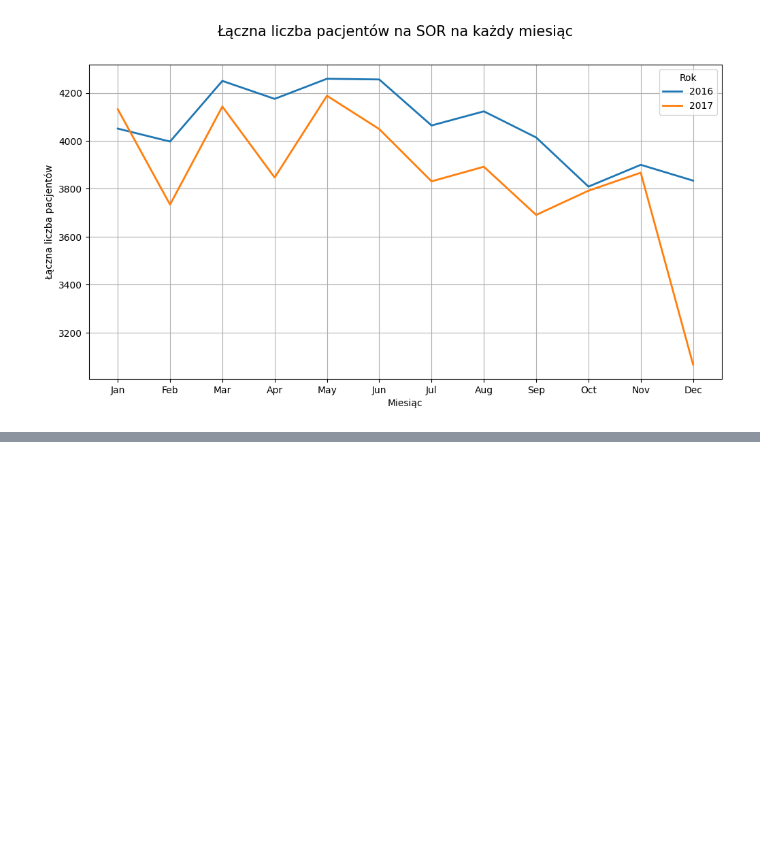
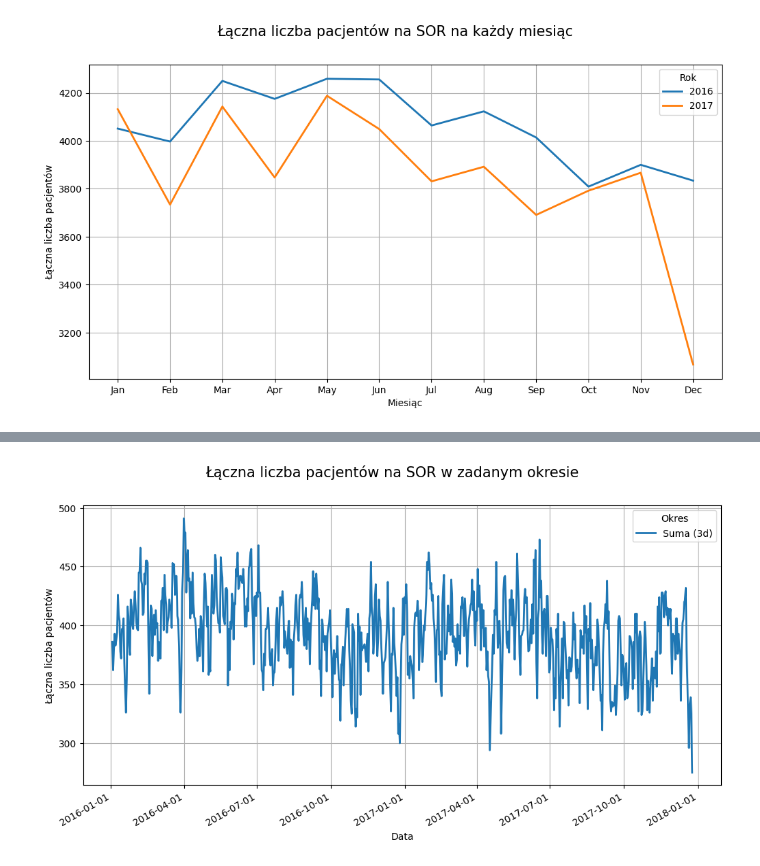
Before and after one commit to Nekq1601/Jupyter_SOR, a Jupyter notebook: Praktyki_SOR.ipynb, the cells around one changed output, grey strips where cells are left out. Cells and saved outputs as stored; diff of their text form; code cells hidden in the pictures; blank space fills up the shorter version.

```diff
--- a/Praktyki_SOR.ipynb
+++ b/Praktyki_SOR.ipynb
@@ -179,0 +186,4 @@ plotMonthSumCountsPeriod(period='1w', years=[2016, 2017],column="y_train")
+# %%
+plotMonthSumCountsPeriod(period='3d', years=[2016, 2017],column="y_train")
+# %% [output]
+[figure, added]
```
Also changed, not shown: parts of 5 cells of this notebook.
